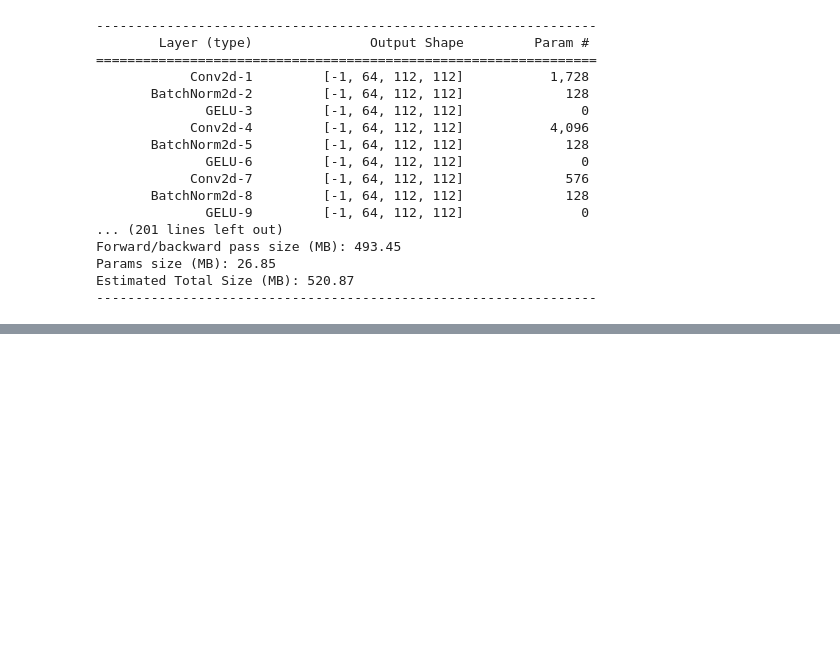
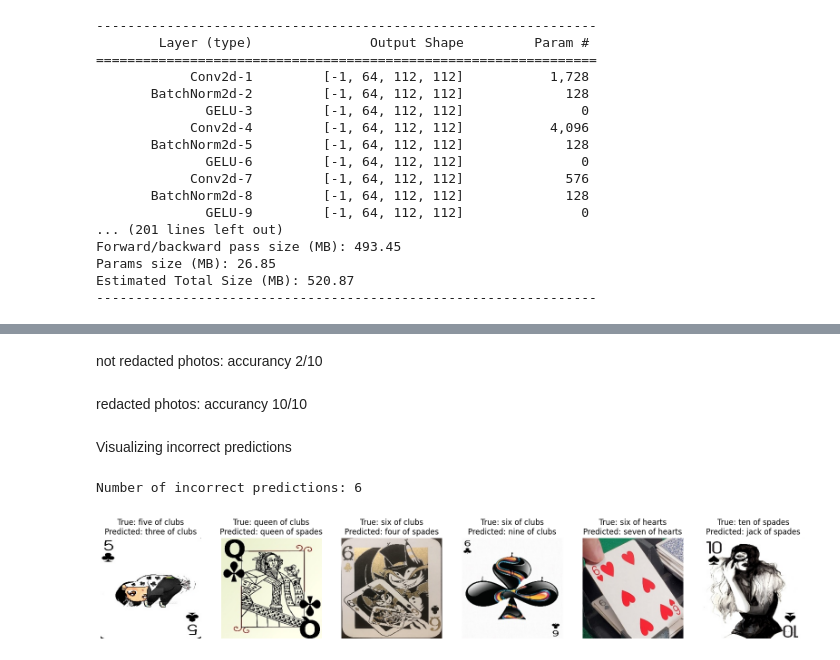
Before and after one commit to N1k1ta-white/Neural-Image-Classifier, a Jupyter notebook: Assignment_ImageClassification.ipynb, the cells around one changed output, grey strips where cells are left out. Cells and saved outputs as stored; diff of their text form; code cells hidden in the pictures; blank space fills up the shorter version.

```diff
--- a/Assignment_ImageClassification.ipynb
+++ b/Assignment_ImageClassification.ipynb
@@ -432 +642,43 @@ plot_loss_curves(results)
+# %% [markdown]
+not redacted photos: accurancy 2/10
+# %% [markdown]
+redacted photos: accurancy 10/10
+# %% [markdown]
+Visualizing incorrect predictions
+# %%
+def test_model_with_visualization(model, test_dataloader, loss_fn, device):
+    model.eval()
+    incorrect_predictions = []
+
+    with torch.no_grad():
+        for X, y in test_dataloader:
+            X, y = X.to(device), y.to(device)
+            y_pred = model(X)
+            predicted_labels = y_pred.argmax(dim=1)
+
+            for i in range(len(X)):
+                if predicted_labels[i] != y[i]:
+                    incorrect_predictions.append((X[i], y[i], predicted_labels[i]))
+
+    # Visualize incorrect predictions
+    num_images_to_show = min(len(incorrect_predictions), 10) # Show up to 10 images
+    fig, axes = plt.subplots(1, num_images_to_show, figsize=(20, 5))
+
+    print("Number of incorrect predictions:", len(incorrect_predictions))
+
+    for i in range(num_images_to_show):
+      image, true_label, predicted_label = incorrect_predictions[i]
+      image = image.cpu().numpy().transpose((1, 2, 0))
+      image = image/2 + .5 # undo normalization
+
+      axes[i].imshow(image)
+      axes[i].set_title(f"True: {train_data.classes[true_label.item()]}\nPredicted: {train_data.classes[predicted_label.item()]}")
+      axes[i].axis('off')
+    plt.show()
+
+# Example usage
+test_model_with_visualization(model, test_dataloader, loss_fn, device)
+# %% [output]
+Number of incorrect predictions: 6
+[figure, added]
 # %%
```
Also changed, not shown: parts of 25 cells of this notebook, 24 other files.
